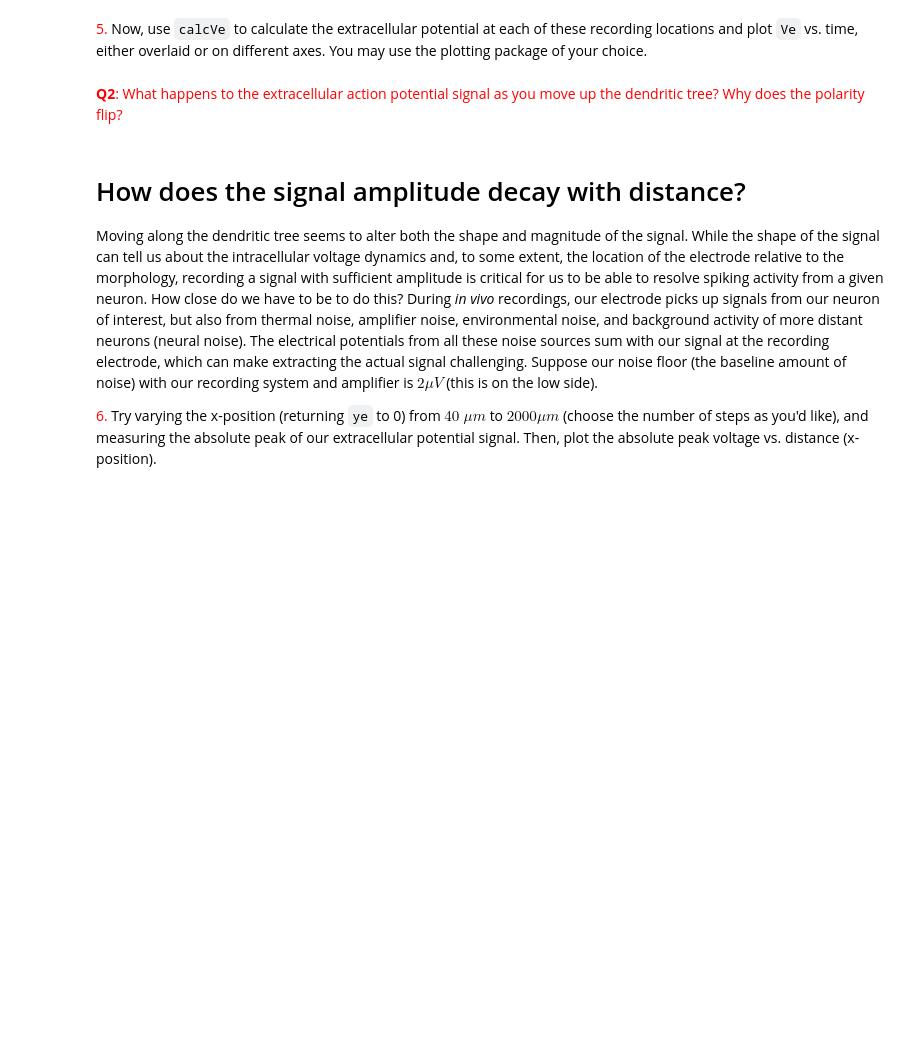
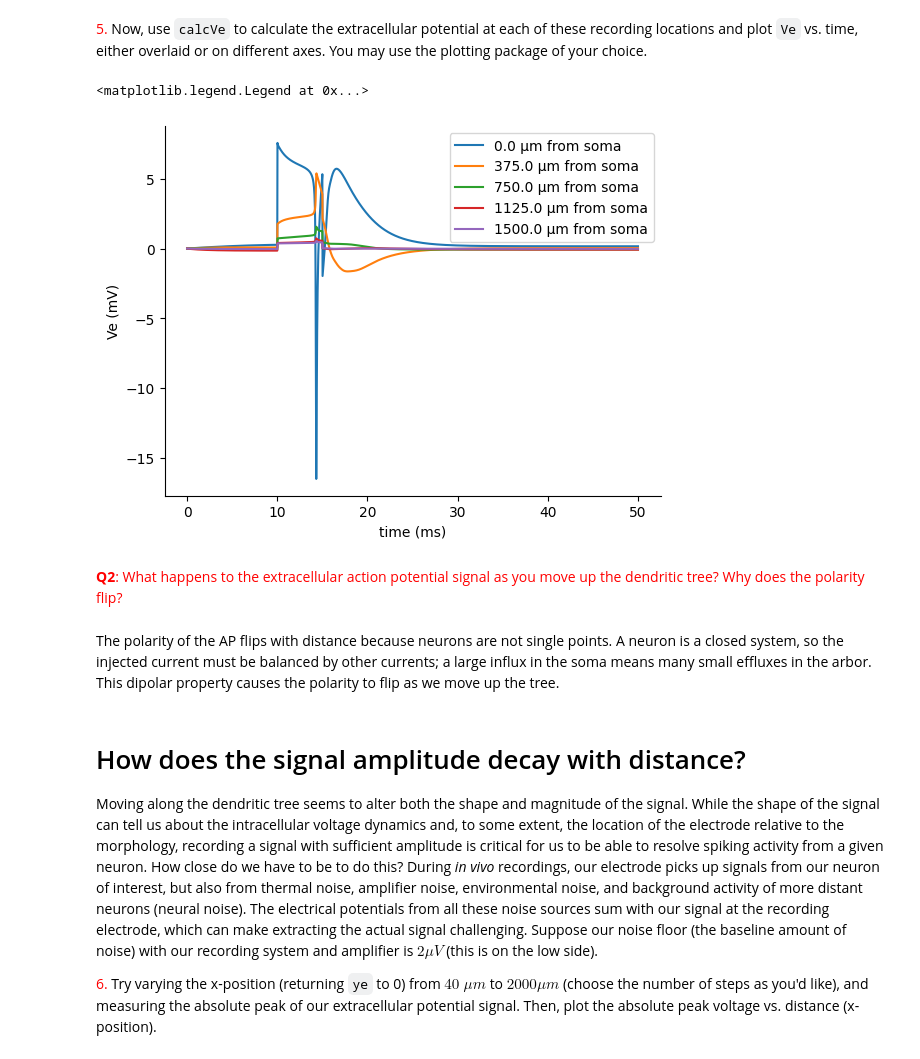
Before and after one commit to lw-miles24/13-CompModNervSys-ExtracellularRec, a Jupyter notebook: CompModNervSys_exercise13.ipynb, the cells around one changed output. Drawn from its saved outputs; the diff is of its cells as text; code cells hidden in the pictures; blank space fills up the shorter version.

```diff
--- a/CompModNervSys_exercise13.ipynb
+++ b/CompModNervSys_exercise13.ipynb
@@ -118,11 +133,17 @@ With the stimulation set, run a $50 \; ms$ simulation (`h.tstop`) with an initia
 The code below then runs the simulation and plots the membrane voltage vs. time.
 # %%
 # Add a current clamp and name it stim
-# Your code goes here
+stim = h.IClamp(0.5,sec = L5PC.soma[0])
+stim.dur = 5 # ms
+stim.delay = 10 # ms
+stim.amp = 1.5 # nA
 
 stim_current = h.Vector().record(stim._ref_i) # record injected current
 
 # Simulation settings
+h.celsius = 37 # deg C
+h.tstop = 50 # ms
+h.v_init = -77 # mV
 
 # Run
 h.run()
@@ -141,7 +164,9 @@ Let's choose a recording electrode location and visualize it. We'll start with a
 <font color='red'>2.</font> Set `xe` to $100 \; \mu m$, `ye` to $0 \; \mu m$, and `ze` to $0 \; \mu m$ in the code block below to plot.
 # %%
 # choose recording electrode location
-# Your code goes here
+xe = 100 # µm
+ye = 0 # µm
+ze = 0 # µm
 
 # Create dummy section to plot electrode location
 elec_location = h.Section(name='elec')
@@ -201,8 +228,7 @@ def calcVe(xe,ye,ze,i_mems,x,y,z,areas,Iinj=None,sigma_e = 0.2):
 <font color='red'>3.</font> Below, call `calcVe` and use the code below to plot overlaid the membrane potential ($V_{m}$) and the extracellular potential ($V_{e}$) recorded at your recording electrode location.
 # %%
 # Calculate Ve distribution
-# Your code goes here
-
+Ve = calcVe(xe,ye,ze,i_mems,x,y,z,areas)
 
 # Plot
 fig = make_subplots(specs=[[{"secondary_y": True}]])
@@ -226,9 +256,7 @@ For most real life recordings, we wouldn't know the distance or identity of the
 <font color='red'>4.</font> Define a vector `ye_vec` of positions for the y-coordinate of the recording electrode containing 5 evenly spaced points from $0$ to $1500 \; \mu m$. The subsequent code plots all these recording electrodes.
 # %%
 # choose recording electrode location
-# Your code goes here
-ye_vec =
-
+ye_vec = np.linspace(0,1500,5)
 
 # Plot all electrodes
 ps = h.PlotShape(False) # generate a NEURON PlotShape object
@@ -260,6 +283,25 @@ Ve_all = []
+# %%
+# Loop over ye_vec values
+Ve_all = []
+for ye in ye_vec:
+    Ve_all.append(calcVe(xe,ye,ze,i_mems,x,y,z,areas))
+
+# Plot
+fig = plt.figure()
+ax = fig.add_subplot(111)
+for Ve,ye in zip(Ve_all,ye_vec):
+    ax.plot(t_vec,Ve,label='{} µm from soma'.format(ye))
+ax.set_xlabel('time (ms)')
+ax.set_ylabel('Ve (mV)')
+ax.legend()
+# %% [output]
+<matplotlib.legend.Legend at 0x...>
+[figure, added]
 # %% [markdown]
 <font color='red'>**Q2**:  What happens to the extracellular action potential signal as you move up the dendritic tree? Why does the polarity flip?
 </font>
+# %% [markdown]
+The polarity of the AP flips with distance because neurons are not single points. A neuron is a closed system, so the injected current must be balanced by other currents; a large influx in the soma means many small effluxes in the arbor. This dipolar property causes the polarity to flip as we move up the tree.
 # %% [markdown]
 # How does the signal amplitude decay with distance?
 
```
Also changed, not shown: parts of 14 cells of this notebook.
